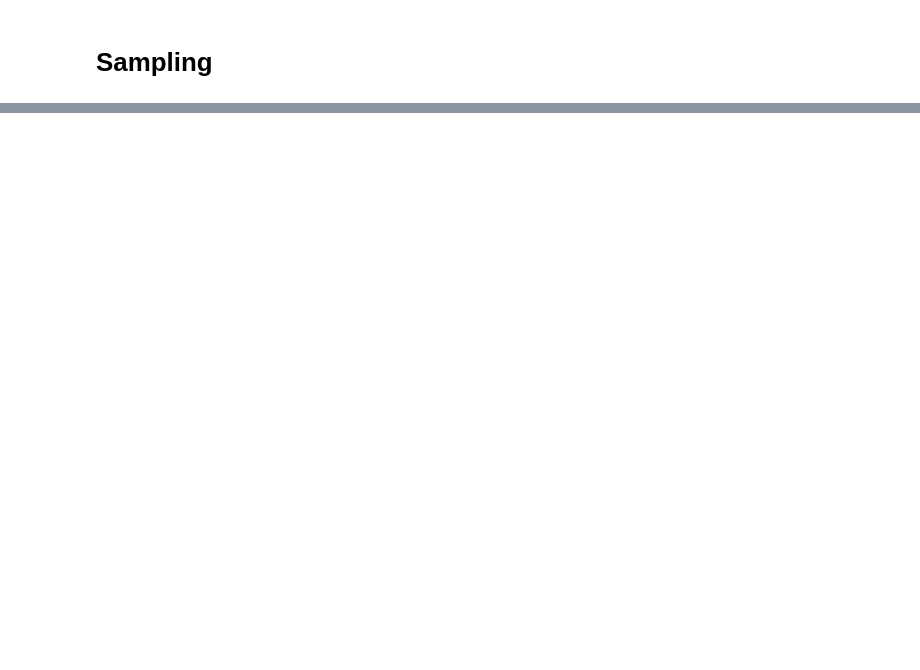
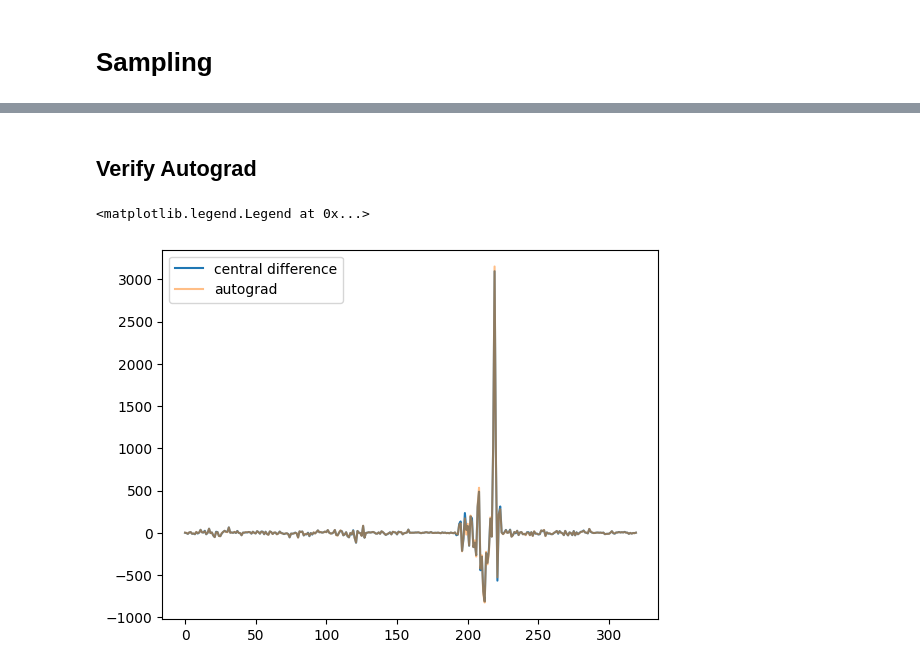
Before and after one commit to alastairyang/calibrated-prior, a Jupyter notebook: testing/normflows_testing.ipynb, the cells around one changed output, grey strips where cells are left out. Cells and saved outputs as stored; diff of their text form; code cells hidden in the pictures; blank space fills up the shorter version.

Commit message:
added dependency to uv; verified autograd with central difference

```diff
--- a/testing/normflows_testing.ipynb
+++ b/testing/normflows_testing.ipynb
@@ -335,0 +336,2 @@ plt.colorbar(im1)
+# %% [markdown]
+## Verify Autograd
@@ -335,0 +350,48 @@ plt.colorbar(im1)
+# %%
+z = base.sample(10)
+log_prob_z = base.log_prob(z)
+#x, log_det_z_to_x = model.forward_and_log_det(z)
+#z_1, log_det_x_to_z = model.inverse_and_log_det(x)
+x = model.forward(z)
+log_prob_x = model.log_prob(x)
+
+grad_autograd = torch.full(x.shape, float('nan'))
+
+for i in range(len(log_prob_x)):
+    grad_autograd[i, :] = torch.autograd.grad(log_prob_x[i], x, retain_graph= True)[0][i, :]
+# %%
+# central diff
+grad_fd = torch.zeros(x.shape)
+
+#step_sizes = float(10) ** (torch.arange(-7, -1, 0.1))
+#diff_central = []
+#diff_logp1_central = []
+
+step = 5e-6
+
+for i in range(grad_fd.shape[0]):
+    for j in range(grad_fd.shape[1]):
+
+        x_perturb_positive = x.clone().detach()
+        x_perturb_positive = x_perturb_positive[i:i+1, :]
+        x_perturb_positive[0,j] += step
+
+        x_perturb_negative = x.clone().detach()
+        x_perturb_negative = x_perturb_negative[i:i+1, :]
+        x_perturb_negative[0,j] -= step
+
+        log_prob_x_perturb_positive = model.log_prob(x_perturb_positive)
+        log_prob_x_perturb_negative = model.log_prob(x_perturb_negative)
+
+        diff_central = ((log_prob_x_perturb_positive - log_prob_x_perturb_negative)/(step * 2))
+        #diff_central = ((log_p1_sample_perturb_positive - log_p1[i])/(step))
+        grad_fd[i,j] = diff_central
+
+grad_fd = grad_fd.detach().numpy()
+# %%
+plt.plot(grad_autograd.flatten(), label = 'central difference')
+plt.plot(grad_fd.flatten(), alpha = 0.5, label = 'autograd')
+plt.legend()
+# %% [output]
+<matplotlib.legend.Legend at 0x...>
+[figure, added]
```
Also changed, not shown: parts of 8 cells of this notebook, 3 other files.
